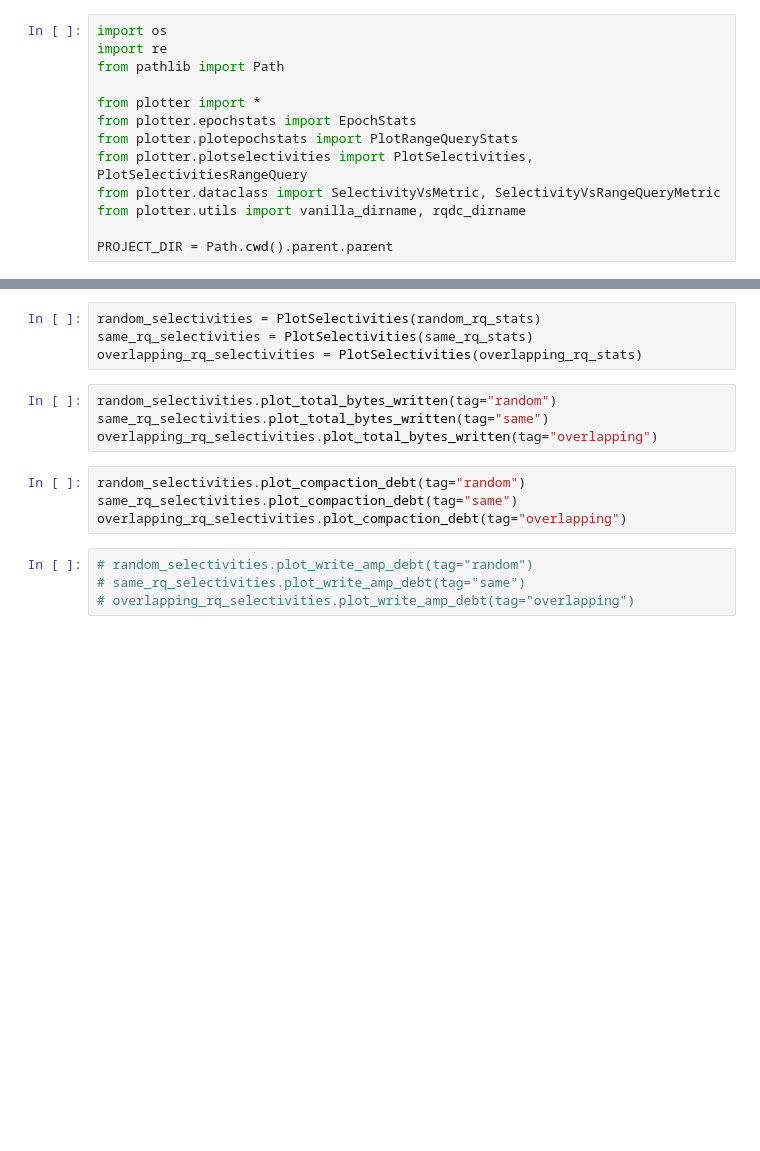
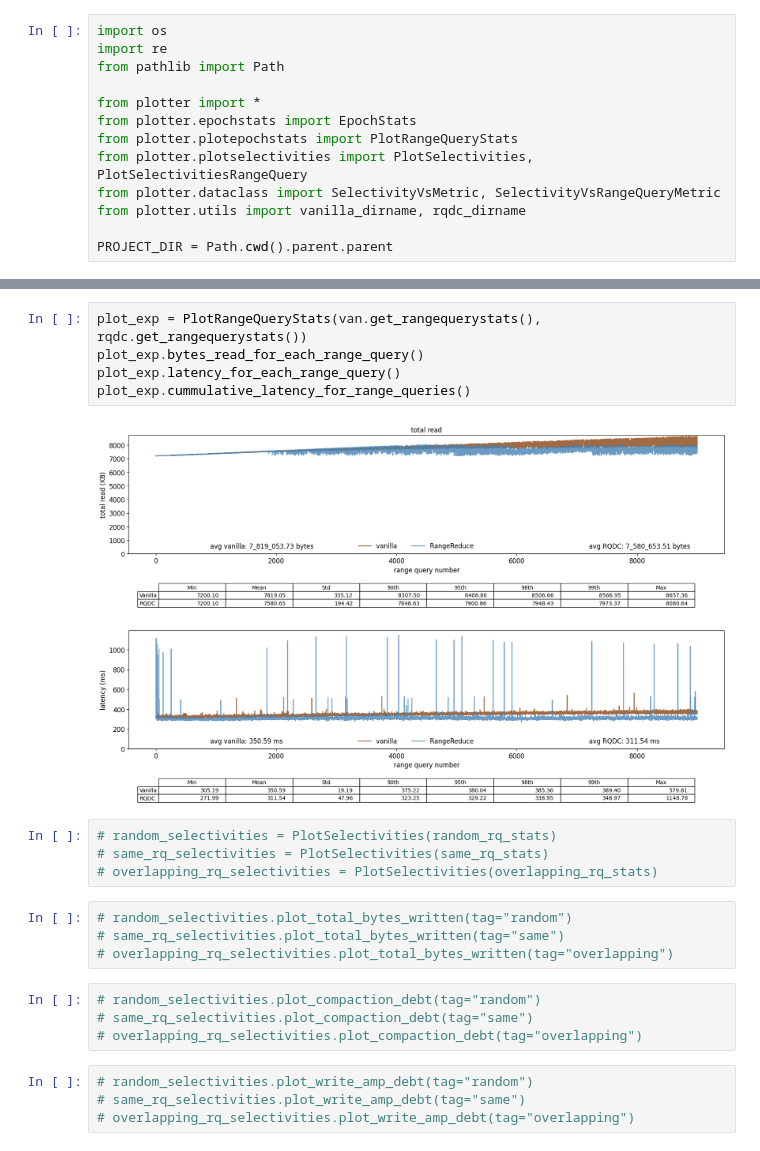
Before and after one commit to SSD-Brandeis/LSMQueryDrivenCompaction, a Jupyter notebook: src/.notebooks/selectivities.ipynb, the cells around one changed output, grey strips where cells are left out. Saved outputs shown, nothing was run; the diff lists cells and outputs as text; blank space fills up the shorter version.

```diff
--- a/src/.notebooks/selectivities.ipynb
+++ b/src/.notebooks/selectivities.ipynb
@@ -95,15 +78,23 @@ for exp in experiments_to_plot:
+# %%
+plot_exp = PlotRangeQueryStats(van.get_rangequerystats(), rqdc.get_rangequerystats())
+plot_exp.bytes_read_for_each_range_query()
+plot_exp.latency_for_each_range_query()
+plot_exp.cummulative_latency_for_range_queries()
+# %% [output]
+[figure, added]
+[figure, added]
 # %%
-random_selectivities = PlotSelectivities(random_rq_stats)
-same_rq_selectivities = PlotSelectivities(same_rq_stats)
-overlapping_rq_selectivities = PlotSelectivities(overlapping_rq_stats)
+# random_selectivities = PlotSelectivities(random_rq_stats)
+# same_rq_selectivities = PlotSelectivities(same_rq_stats)
+# overlapping_rq_selectivities = PlotSelectivities(overlapping_rq_stats)
 # %%
-random_selectivities.plot_total_bytes_written(tag="random")
-same_rq_selectivities.plot_total_bytes_written(tag="same")
-overlapping_rq_selectivities.plot_total_bytes_written(tag="overlapping")
+# random_selectivities.plot_total_bytes_written(tag="random")
+# same_rq_selectivities.plot_total_bytes_written(tag="same")
+# overlapping_rq_selectivities.plot_total_bytes_written(tag="overlapping")
 # %%
-random_selectivities.plot_compaction_debt(tag="random")
-same_rq_selectivities.plot_compaction_debt(tag="same")
-overlapping_rq_selectivities.plot_compaction_debt(tag="overlapping")
+# random_selectivities.plot_compaction_debt(tag="random")
+# same_rq_selectivities.plot_compaction_debt(tag="same")
+# overlapping_rq_selectivities.plot_compaction_debt(tag="overlapping")
 # %%
 # random_selectivities.plot_write_amp_debt(tag="random")
 # same_rq_selectivities.plot_write_amp_debt(tag="same")
```
Also changed, not shown: parts of 9 cells of this notebook, 5 other files.
